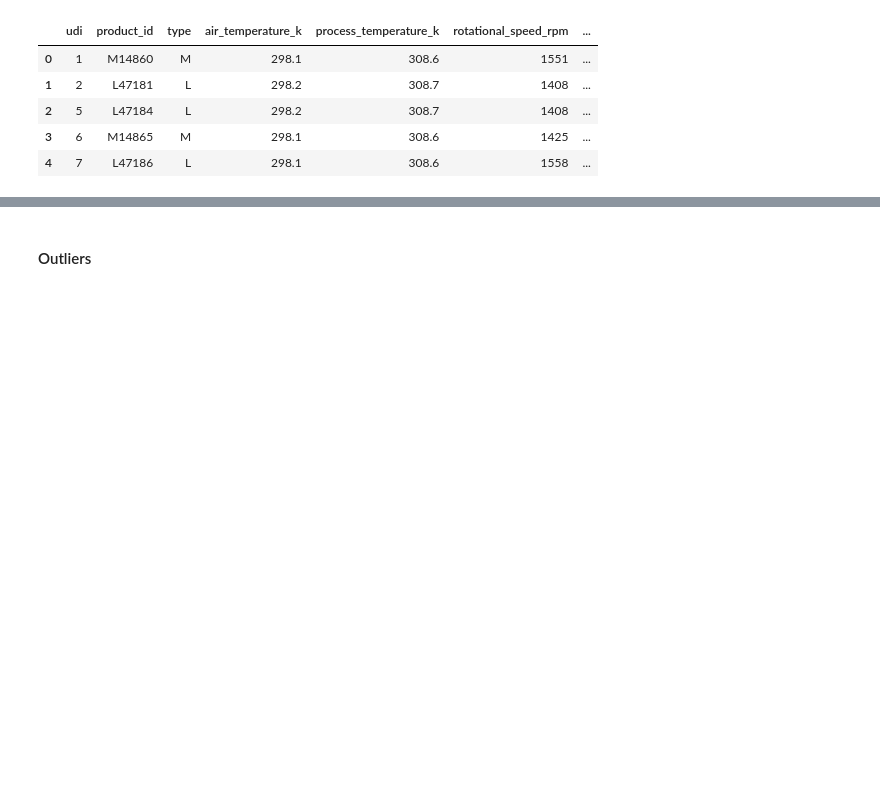
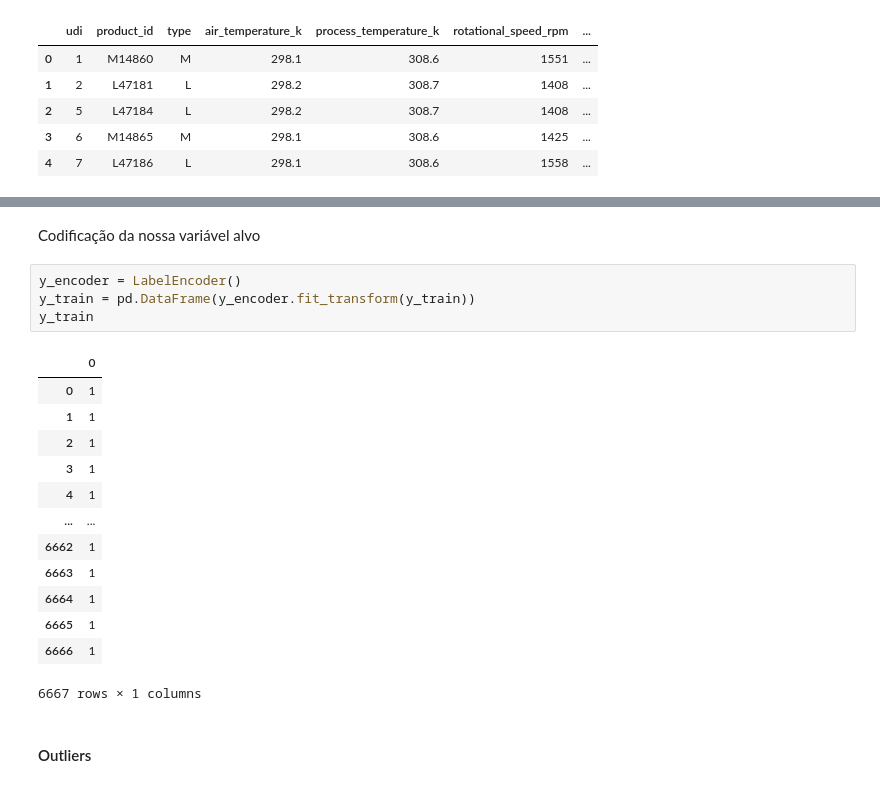
Before and after one commit to Lineker98/desafio-indicium, a Jupyter notebook: modeling.ipynb, the cells around one changed output, grey strips where cells are left out. Cells and saved outputs as stored; diff of their text form; blank space fills up the shorter version.

```diff
--- a/modeling.ipynb
+++ b/modeling.ipynb
@@ -43,3 +70,23 @@ x.shape, y.shape
+# %% [markdown]
+Codificação da nossa variável alvo
+# %%
+y_encoder = LabelEncoder()
+y_train = pd.DataFrame(y_encoder.fit_transform(y_train))
+y_train
+# %% [output]
+|  | 0 |
+| 0 | 1 |
+| 1 | 1 |
+| 2 | 1 |
+| 3 | 1 |
+| 4 | 1 |
+| ... | ... |
+| 6662 | 1 |
+| 6663 | 1 |
+| 6664 | 1 |
+| 6665 | 1 |
+| 6666 | 1 |
+6667 rows × 1 columns
 # %% [markdown]
 #### Outliers
 # %% [markdown]
```
Also changed, not shown: parts of 25 cells of this notebook, 2 other files.
